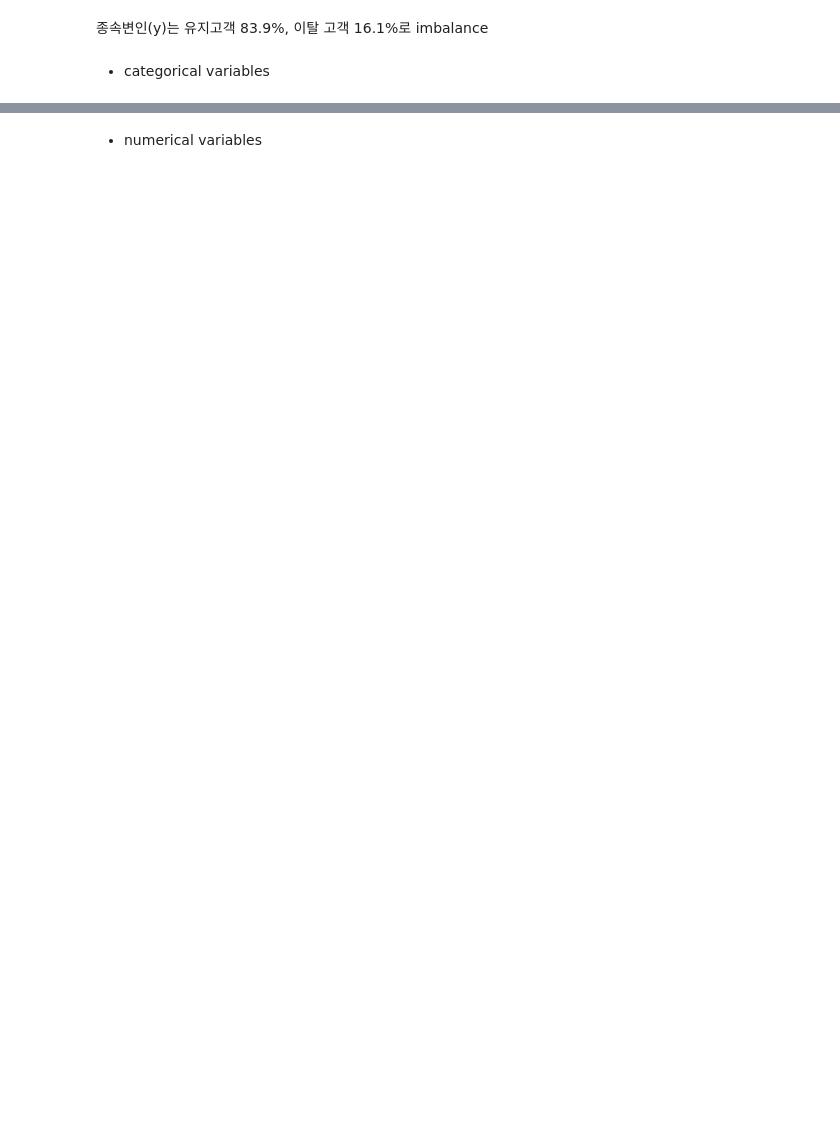
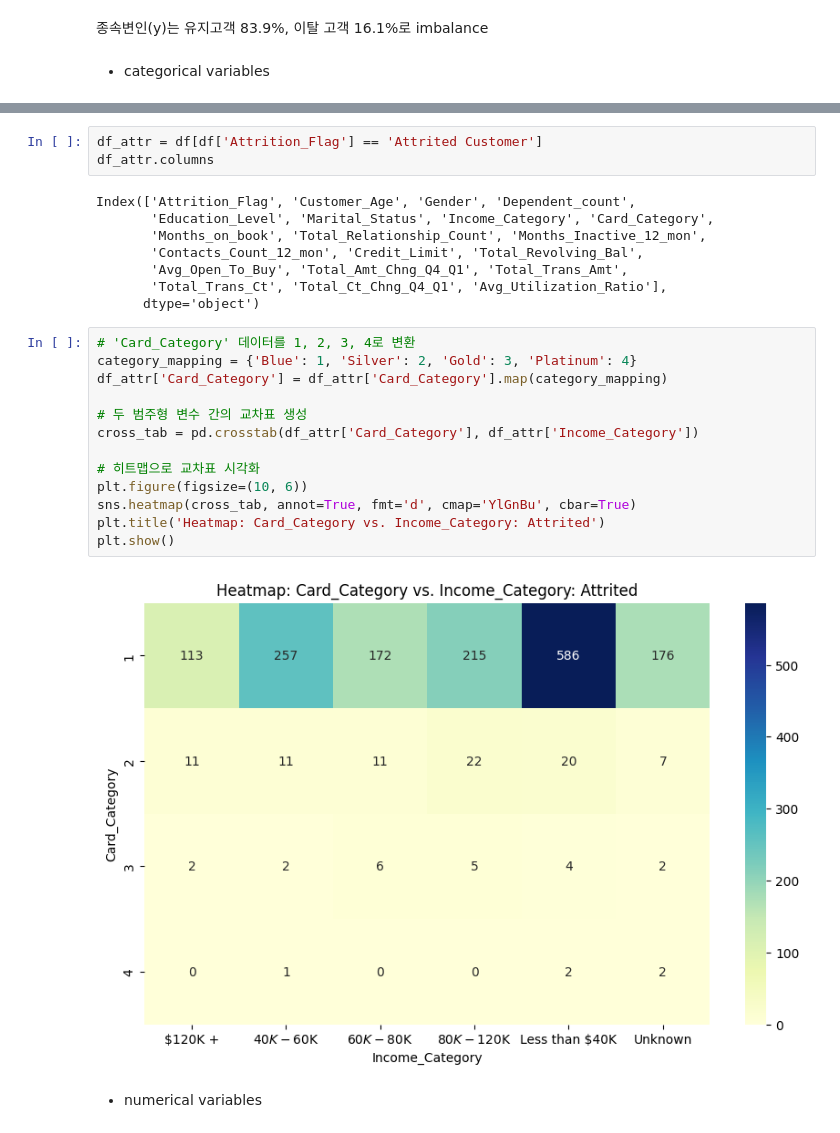
Before and after one commit to seyeon-shijuan/sesac-machine-learning, a Jupyter notebook: project1/pjt_01_preprocessing.ipynb, the cells around one changed output, grey strips where cells are left out. Drawn from its saved outputs; the diff is of its cells as text; blank space fills up the shorter version.

```diff
--- a/project1/pjt_01_preprocessing.ipynb
+++ b/project1/pjt_01_preprocessing.ipynb
@@ -135,3 +156,29 @@ plt.show()
+# %%
+df_attr = df[df['Attrition_Flag'] == 'Attrited Customer']
+df_attr.columns
+# %% [output]
+Index(['Attrition_Flag', 'Customer_Age', 'Gender', 'Dependent_count',
+       'Education_Level', 'Marital_Status', 'Income_Category', 'Card_Category',
+       'Months_on_book', 'Total_Relationship_Count', 'Months_Inactive_12_mon',
+       'Contacts_Count_12_mon', 'Credit_Limit', 'Total_Revolving_Bal',
+       'Avg_Open_To_Buy', 'Total_Amt_Chng_Q4_Q1', 'Total_Trans_Amt',
+       'Total_Trans_Ct', 'Total_Ct_Chng_Q4_Q1', 'Avg_Utilization_Ratio'],
+      dtype='object')
+# %%
+# 'Card_Category' 데이터를 1, 2, 3, 4로 변환
+category_mapping = {'Blue': 1, 'Silver': 2, 'Gold': 3, 'Platinum': 4}
+df_attr['Card_Category'] = df_attr['Card_Category'].map(category_mapping)
+
+# 두 범주형 변수 간의 교차표 생성
+cross_tab = pd.crosstab(df_attr['Card_Category'], df_attr['Income_Category'])
+
+# 히트맵으로 교차표 시각화
+plt.figure(figsize=(10, 6))
+sns.heatmap(cross_tab, annot=True, fmt='d', cmap='YlGnBu', cbar=True)
+plt.title('Heatmap: Card_Category vs. Income_Category: Attrited')
+plt.show()
+# %% [output]
+[figure, added]
 # %% [markdown]
 - numerical variables
 # %%
```
Also changed, not shown: parts of 8 cells of this notebook, 13 other files.
